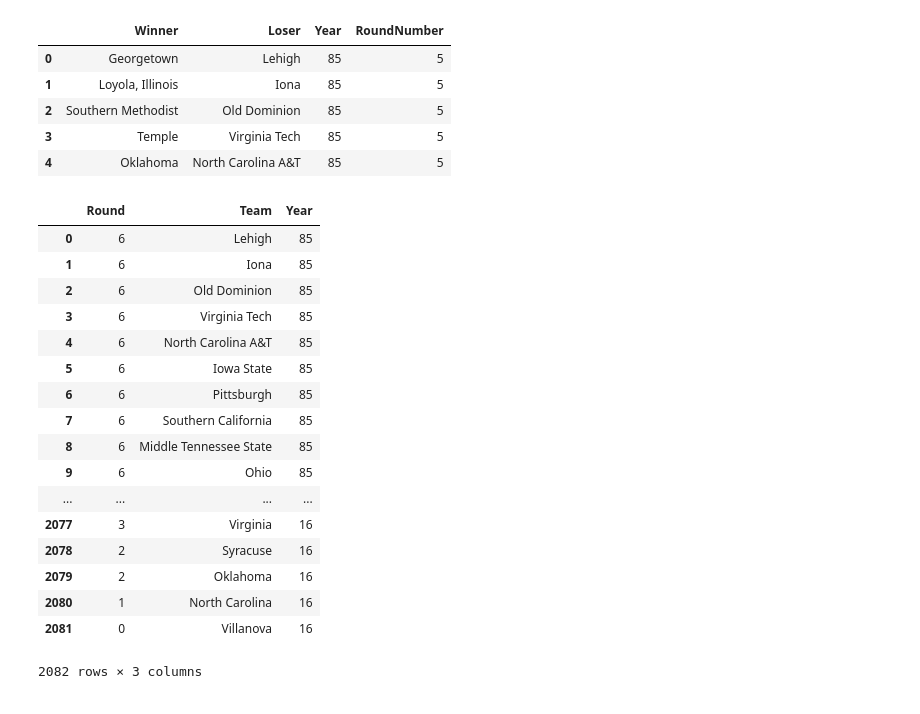
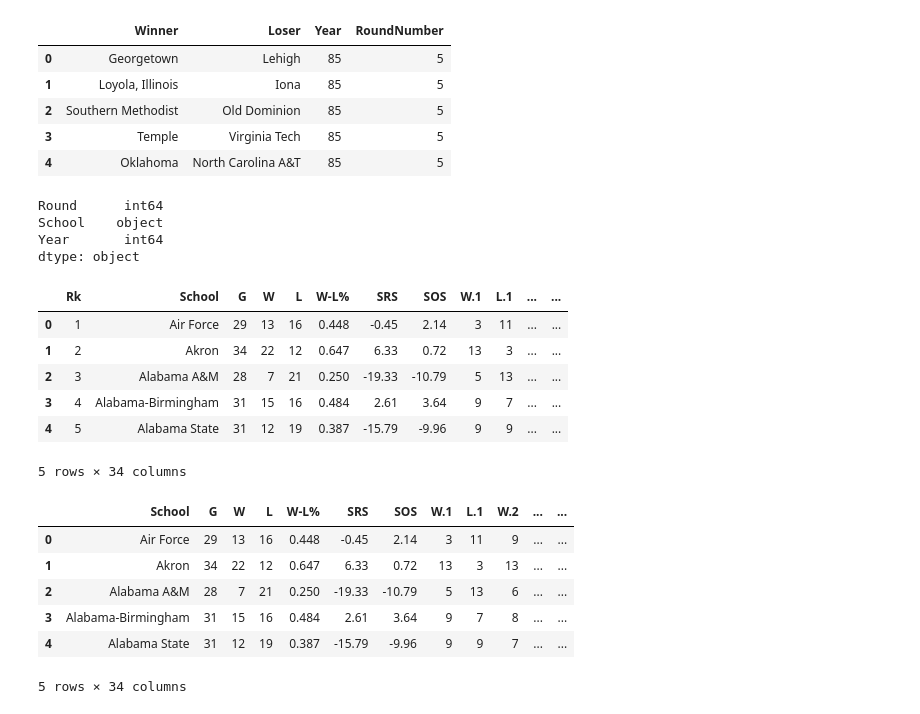
Before and after one commit to rileyma/MA490-Project-201930, a Jupyter notebook: data_cleaning.ipynb, the cells around one changed output. Saved outputs shown, nothing was run; the diff lists cells and outputs as text; code cells hidden in the pictures.

```diff
--- a/data_cleaning.ipynb
+++ b/data_cleaning.ipynb
@@ -72,31 +79,33 @@ for index, row in df_new.iterrows():
     loser = row.Loser
     rd = row.RoundNumber
     year = row.Year
-    list_of_losers.append({'Team': loser, 'Round': rd, 'Year': year})
+    list_of_losers.append({'School': loser, 'Round': rd, 'Year': year})
     if rd is 0:
-        list_of_losers.append({'Team': row.Winner, 'Round': rd-1, 'Year': year})
+        list_of_losers.append({'School': row.Winner, 'Round': rd-1, 'Year': year})
 
 targets = pd.DataFrame(list_of_losers)
 targets['Round'] = targets['Round'] + 1
-targets
+targets.head()
+targets['School'] = targets['School'].astype(str)
+targets['Year'] = targets['Year'].astype('int64')
+targets[targets['School'] == 'Duke']
+targets.dtypes
 # %% [output]
-|  | Round | Team | Year |
-| 0 | 6 | Lehigh | 85 |
-| 1 | 6 | Iona | 85 |
-| 2 | 6 | Old Dominion | 85 |
-| 3 | 6 | Virginia Tech | 85 |
-| 4 | 6 | North Carolina A&T | 85 |
-| 5 | 6 | Iowa State | 85 |
-| 6 | 6 | Pittsburgh | 85 |
-| 7 | 6 | Southern California | 85 |
-| 8 | 6 | Middle Tennessee State | 85 |
-| 9 | 6 | Ohio | 85 |
-| ... | ... | ... | ... |
-| 2077 | 3 | Virginia | 16 |
-| 2078 | 2 | Syracuse | 16 |
-| 2079 | 2 | Oklahoma | 16 |
-| 2080 | 1 | North Carolina | 16 |
-| 2081 | 0 | Villanova | 16 |
-2082 rows × 3 columns
+Round      int64
+School    object
+Year       int64
+dtype: object
 # %%
 targets.to_csv('./data/round_team_year.csv')
+# %%
+stats = pd.read_excel('./data/2012stats.xlsx', skiprows=1)
+# %%
+stats.head()
+# %% [output]
+|  | Rk | School | G | W | L | W-L% | SRS | SOS | W.1 | L.1 | ... | ... |
+| 0 | 1 | Air Force | 29 | 13 | 16 | 0.448 | -0.45 | 2.14 | 3 | 11 | ... | ... |
+| 1 | 2 | Akron | 34 | 22 | 12 | 0.647 | 6.33 | 0.72 | 13 | 3 | ... | ... |
+| 2 | 3 | Alabama A&M | 28 | 7 | 21 | 0.250 | -19.33 | -10.79 | 5 | 13 | ... | ... |
+| 3 | 4 | Alabama-Birmingham | 31 | 15 | 16 | 0.484 | 2.61 | 3.64 | 9 | 7 | ... | ... |
+| 4 | 5 | Alabama State | 31 | 12 | 19 | 0.387 | -15.79 | -9.96 | 9 | 9 | ... | ... |
+5 rows × 34 columns
@@ -102,0 +118,10 @@ targets.to_csv('./data/round_team_year.csv')
+# %%
+stats.head()
+# %% [output]
+|  | School | G | W | L | W-L% | SRS | SOS | W.1 | L.1 | W.2 | ... | ... |
+| 0 | Air Force | 29 | 13 | 16 | 0.448 | -0.45 | 2.14 | 3 | 11 | 9 | ... | ... |
+| 1 | Akron | 34 | 22 | 12 | 0.647 | 6.33 | 0.72 | 13 | 3 | 13 | ... | ... |
+| 2 | Alabama A&M | 28 | 7 | 21 | 0.250 | -19.33 | -10.79 | 5 | 13 | 6 | ... | ... |
+| 3 | Alabama-Birmingham | 31 | 15 | 16 | 0.484 | 2.61 | 3.64 | 9 | 7 | 8 | ... | ... |
+| 4 | Alabama State | 31 | 12 | 19 | 0.387 | -15.79 | -9.96 | 9 | 9 | 7 | ... | ... |
+5 rows × 34 columns
```
Also changed, not shown: parts of 20 cells of this notebook, 9 other files.
